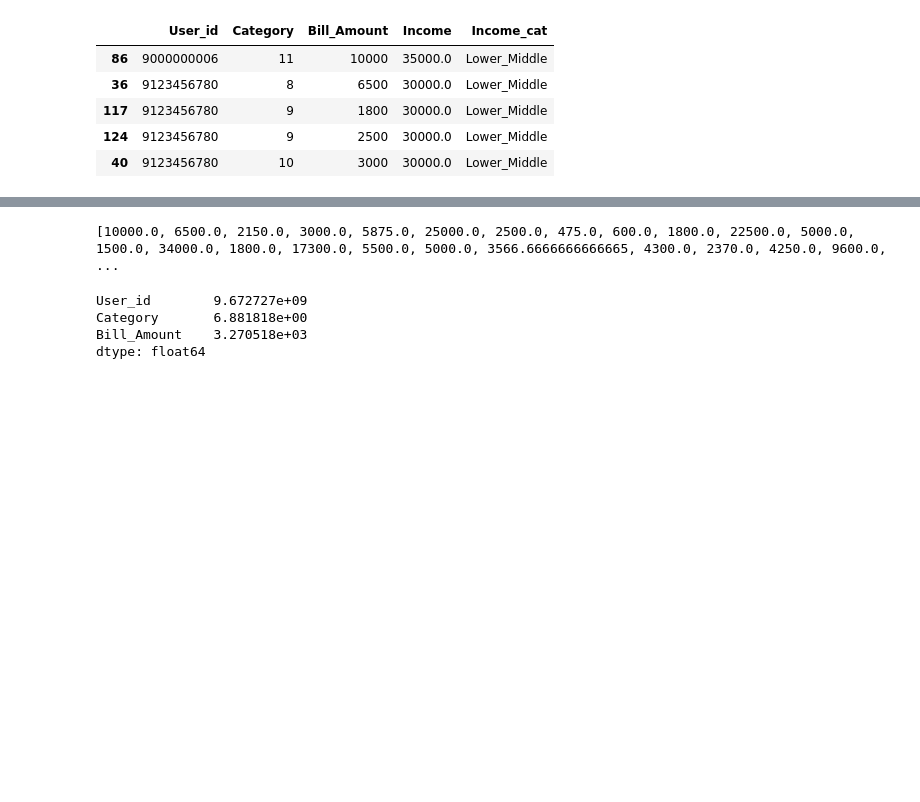
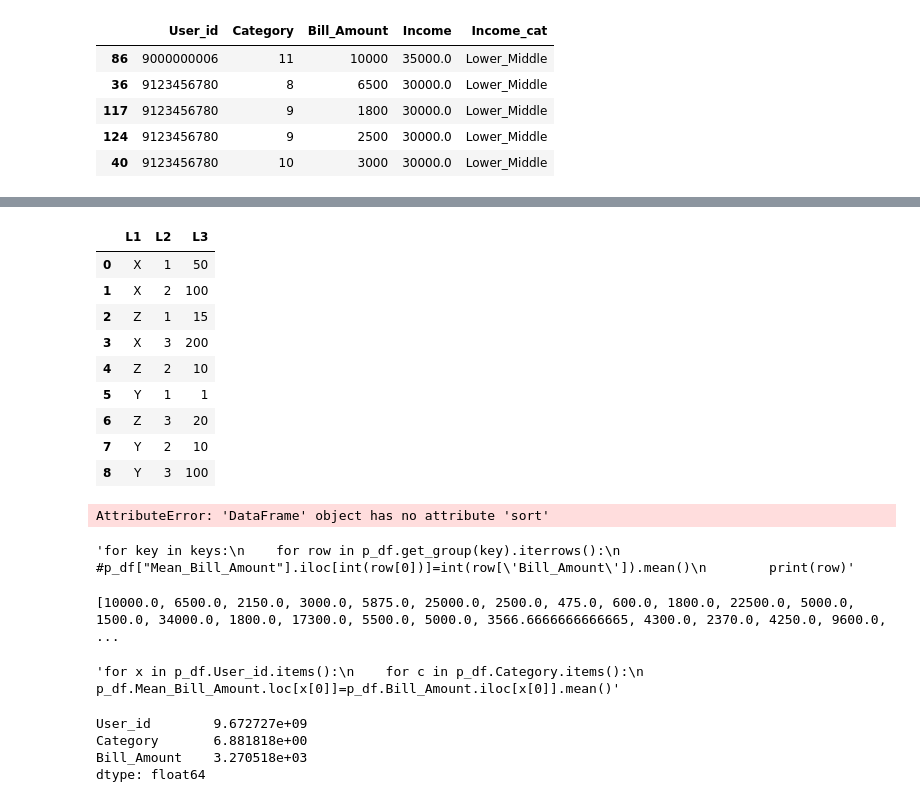
Before and after one commit to sindhushap/My_First_project1, a Jupyter notebook: Data_science_25.26.ipynb, the cells around one changed output, grey strips where cells are left out. Drawn from its saved outputs; the diff is of its cells as text; code cells hidden in the pictures; blank space fills up the shorter version.

```diff
--- a/Data_science_25.26.ipynb
+++ b/Data_science_25.26.ipynb
@@ -467,3 +517,33 @@ p_df.head()
+# %%
+from pandas import *
+import pandas as pd
+d = {'L1' : Series(['X','X','Z','X','Z','Y','Z','Y','Y',]),
+     'L2' : Series([1,2,1,3,2,1,3,2,3]),
+     'L3' : Series([50,100,15,200,10,1,20,10,100])}
+df = DataFrame(d)
+df
+# %% [output]
+|  | L1 | L2 | L3 |
+| 0 | X | 1 | 50 |
+| 1 | X | 2 | 100 |
+| 2 | Z | 1 | 15 |
+| 3 | X | 3 | 200 |
+| 4 | Z | 2 | 10 |
+| 5 | Y | 1 | 1 |
+| 6 | Z | 3 | 20 |
+| 7 | Y | 2 | 10 |
+| 8 | Y | 3 | 100 |
+# %%
+df["new"] = df.groupby("L1", as_index=False).apply(lambda x : pd.expanding_sum(x.sort("L3", ascending=False)["L3"])/x["L3"].sum())
+# %% [output]
+AttributeError: 'DataFrame' object has no attribute 'sort'
+# %%
+"""for key in keys:
+    for row in p_df.get_group(key).iterrows():
+        #p_df["Mean_Bill_Amount"].iloc[int(row[0])]=int(row['Bill_Amount']).mean()
+        print(row)"""
+# %% [output]
+'for key in keys:\n    for row in p_df.get_group(key).iterrows():\n        #p_df["Mean_Bill_Amount"].iloc[int(row[0])]=int(row[\'Bill_Amount\']).mean()\n        print(row)'
 # %%
 mean_amount=[]
 for i in range(0,len(p.Bill_Amount)):
@@ -473,6 +553,12 @@ print(mean_amount)
 #p_df.iloc["Mean_Bill_Amount"]
 # %% [output]
 [10000.0, 6500.0, 2150.0, 3000.0, 5875.0, 25000.0, 2500.0, 475.0, 600.0, 1800.0, 22500.0, 5000.0, 1500.0, 34000.0, 1800.0, 17300.0, 5500.0, 5000.0, 3566.6666666666665, 4300.0, 2370.0, 4250.0, 9600.0,  ...
+# %%
+"""for x in p_df.User_id.items():
+    for c in p_df.Category.items():
+        p_df.Mean_Bill_Amount.loc[x[0]]=p_df.Bill_Amount.iloc[x[0]].mean()"""
+# %% [output]
+'for x in p_df.User_id.items():\n    for c in p_df.Category.items():\n        p_df.Mean_Bill_Amount.loc[x[0]]=p_df.Bill_Amount.iloc[x[0]].mean()'
 # %%
 Mean_Bill_Amount_=p_df[["User_id","Category","Bill_Amount"]].mean(axis=0)
 Mean_Bill_Amount_
```
Also changed, not shown: parts of 23 cells of this notebook.
